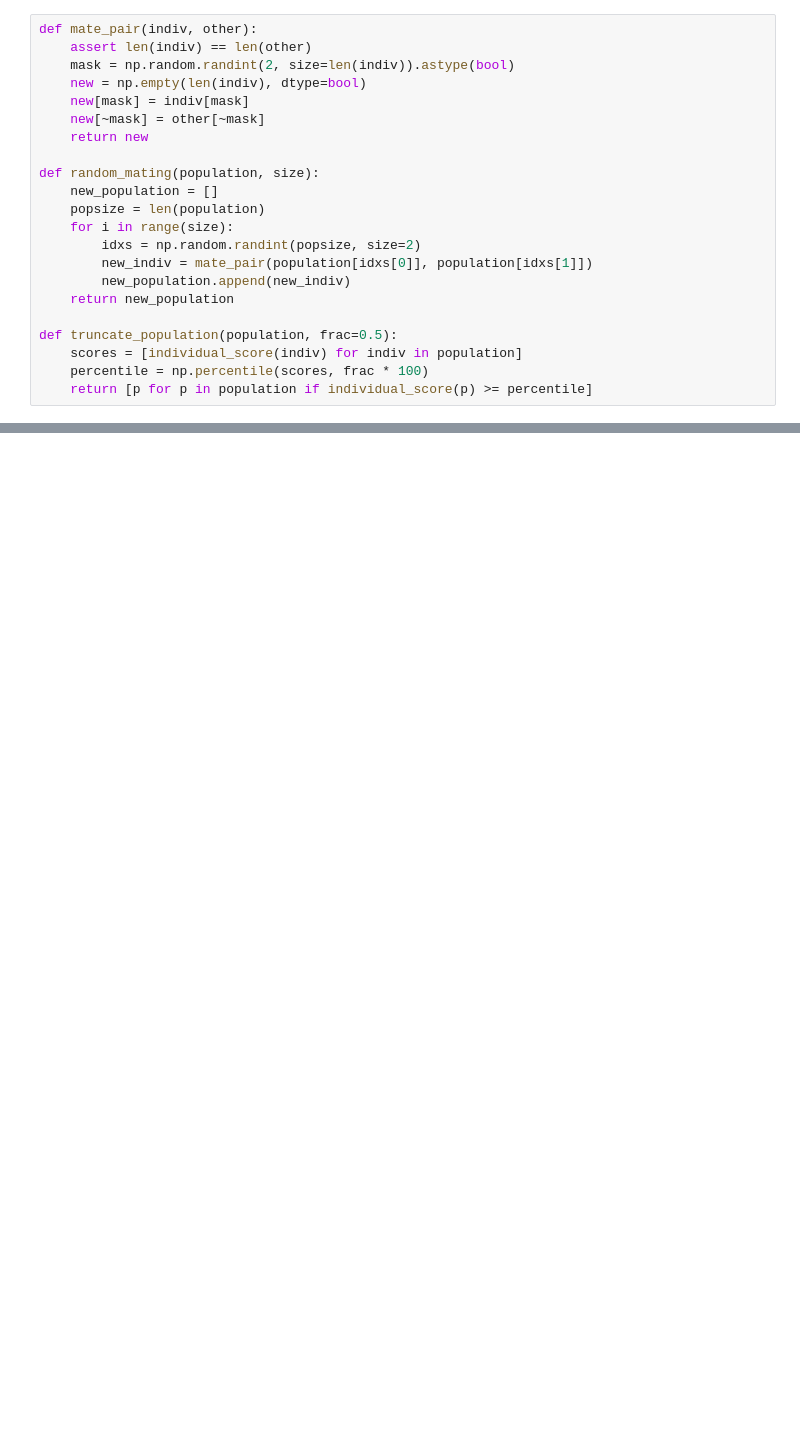
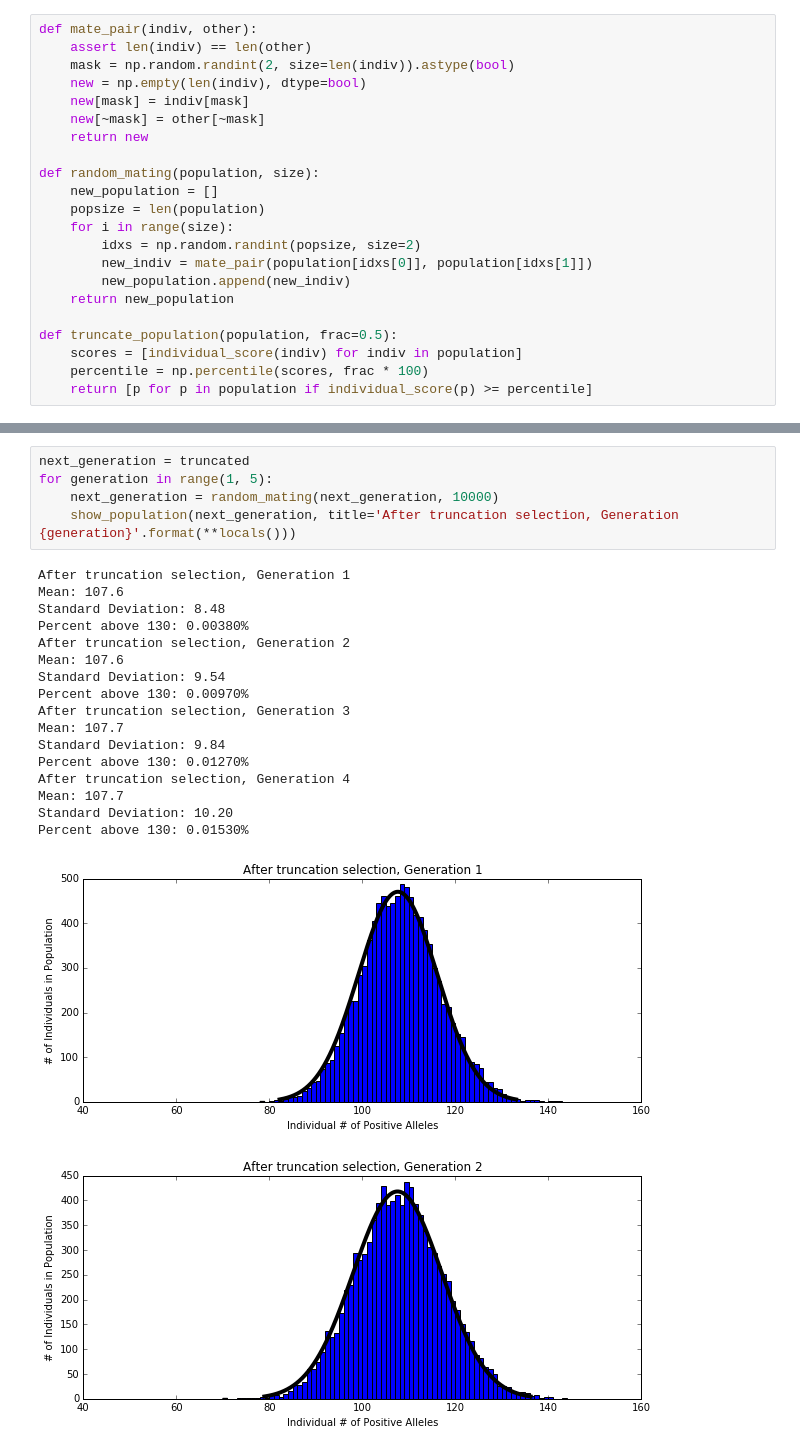
Before and after one commit to caethan/quant_genetics, a Jupyter notebook: Simple simulation.ipynb, the cells around one changed output, grey strips where cells are left out. Cells and saved outputs as stored; diff of their text form; blank space fills up the shorter version.

```diff
--- a/Simple simulation.ipynb
+++ b/Simple simulation.ipynb
@@ -95,0 +73,24 @@ print(np.sum(new_scores > 130))
+# %%
+next_generation = truncated
+for generation in range(1, 5):
+    next_generation = random_mating(next_generation, 10000)
+    show_population(next_generation, title='After truncation selection, Generation {generation}'.format(**locals()))
+# %% [output]
+After truncation selection, Generation 1
+Mean: 107.6
+Standard Deviation: 8.48
+Percent above 130: 0.00380%
+After truncation selection, Generation 2
+Mean: 107.6
+Standard Deviation: 9.54
+Percent above 130: 0.00970%
+After truncation selection, Generation 3
+Mean: 107.7
+Standard Deviation: 9.84
+Percent above 130: 0.01270%
+After truncation selection, Generation 4
+Mean: 107.7
+Standard Deviation: 10.20
+Percent above 130: 0.01530%
+[figure, added]
+[figure, added]
```
Also changed, not shown: parts of 13 cells of this notebook.
